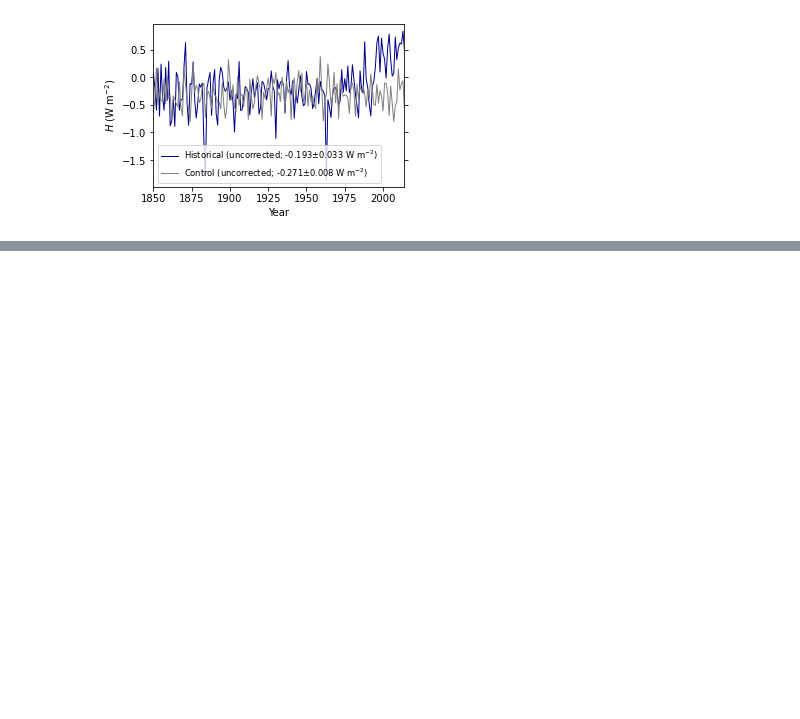
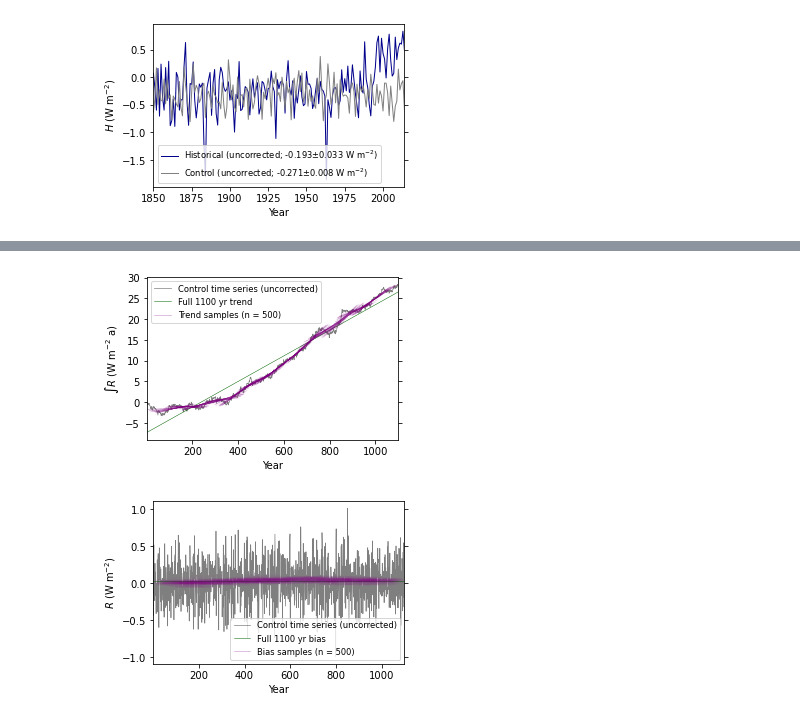
Before and after one commit to grandey/d22a-mcdc, a Jupyter notebook: mcdc_analysis_d22a.ipynb, the cells around one changed output, grey strips where cells are left out. Saved outputs shown, nothing was run; the diff lists cells and outputs as text; code cells hidden in the pictures; blank space fills up the shorter version.

Commit message:
mcdc_analysis_d22a: Add plot_pi_timeseries_with_trends_means().

```diff
--- a/mcdc_analysis_d22a.ipynb
+++ b/mcdc_analysis_d22a.ipynb
@@ -754,5 +754,80 @@ _ = plot_uncorrected_timeseries(source_member, variable='H', experiments=['piCon
 # %% [output]
 [figure]
 # %%
-! date
+def plot_pi_timeseries_with_trends_means(source_member,
+                                         variable='\int R',
+                                         plot_trends=True,  # if False, plot means
+                                         sample_length=150, sample_n=500,
+                                         title=None, legend=True,
+                                         ax=None):
+    """Plot piControl time series and trends or means."""
+    # Create figure if ax=None
+    if not ax:
+        fig, ax = plt.subplots(1, 1, figsize=(4.5, 3))
+    # Input DataArray for piControl time series
+    pi_da = da_dict[(source_member, 'piControl', variable)].copy()
+    # Plot piControl time series
+    ax.plot(pi_da.time, pi_da, label='Control time series (uncorrected)', color='black', alpha=0.5, linewidth=0.7)
+    # Plot trend / mean based on full piControl time series, excluding standard error (traditional method)
+    if plot_trends:
+        full_pi_trend = calc_trend(pi_da, inc_rand_error=False)  # trend slope
+        trend_data = np.array([0, float(full_pi_trend*pi_da.time[-1].data)])  # trend line start & end
+        trend_data = trend_data - trend_data.mean() + pi_da.mean().data  # shift to same mean as pi_da
+        ax.plot(pi_da.time[[0,-1]], trend_data, color='darkgreen', label=f'Full {len(pi_da)} yr trend',
+                linewidth=0.5)
+    else:  # plot piConrol mean (ie bias for R and H)
+        full_pi_mean = calc_mean(pi_da, inc_rand_error=False)
+        ax.plot(pi_da.time[[0,-1]], [full_pi_mean,]*2, color='darkgreen', label=f'Full {len(pi_da)} yr bias',
+                linewidth=0.5)
+    # Plot trends / means based on random MCDC samples from piControl
+    trends_dict, means_dict, start_years = sample_pi_trends_means(source_member,
+                                                                  sample_length=sample_length,
+                                                                  sample_n=sample_n)
+    for i in range(sample_n):  # loop over samples
+        b = trends_dict[variable][i]
+        m = means_dict[variable][i]
+        s = start_years[i]
+        x_data = np.array([s, s+sample_length])  # time coverage of this trend/mean estimate
+        if plot_trends:  # plot trends
+            trend_data = np.array([b*x for x in x_data])  # trend line start & end; shifted to same mean below
+            trend_data = trend_data - trend_data.mean() + pi_da.sel(time=slice(x_data[0],x_data[1])).mean().data
+            if i == 0:  # add label to legend for only one sample
+                label = f'Trend samples (n = {sample_n})'
+            else:
+                label = None
+            ax.plot(x_data, trend_data, color='purple', label=label, alpha=0.3, linewidth=0.2)
+        else:  # plot means
+            if i == 0:
+                label = f'Bias samples (n = {sample_n})'
+            else:
+                label = None
+            ax.plot(x_data, [m,m], color='purple', label=label, alpha=0.3, linewidth=0.2)
+    # Labels, legend etc
+    ax.set_xlabel('Year')
+    ax.set_xlim(pi_da.time[[0,-1]])
+    ax.set_ylabel(f'${variable}$ ({pi_da.attrs["units"]})')
+    ax.tick_params(right=True)
+    if title:
+        ax.set_title(title)
+    if legend:
+        leg = ax.legend(fontsize='small')
+        for lh in leg.legendHandles:
+            try:  # set min alpha in legend
+                if lh.get_alpha() < 0.5:
+                    lh.set_alpha(0.5)
+            except TypeError:
+                pass
+            try: # set min linewidth in legend
+                if lh.get_linewidth() < 0.5:
+                    lh.set_linewidth(0.5)
+            except TypeError:
+                pass
+    return ax
+
+# Example
+source_member = source_member_list[-1]
+_ = plot_pi_timeseries_with_trends_means(source_member, plot_trends=True)
+_ = plot_pi_timeseries_with_trends_means(source_member,
+                                         variable='R',
+                                         plot_trends=False)
 # %% [output]
@@ -759,0 +834,2 @@ Wed Aug 17 17:54:17 +08 2022
+[figure, added]
+[figure, added]
```
Also changed, not shown: parts of 11 cells of this notebook.
